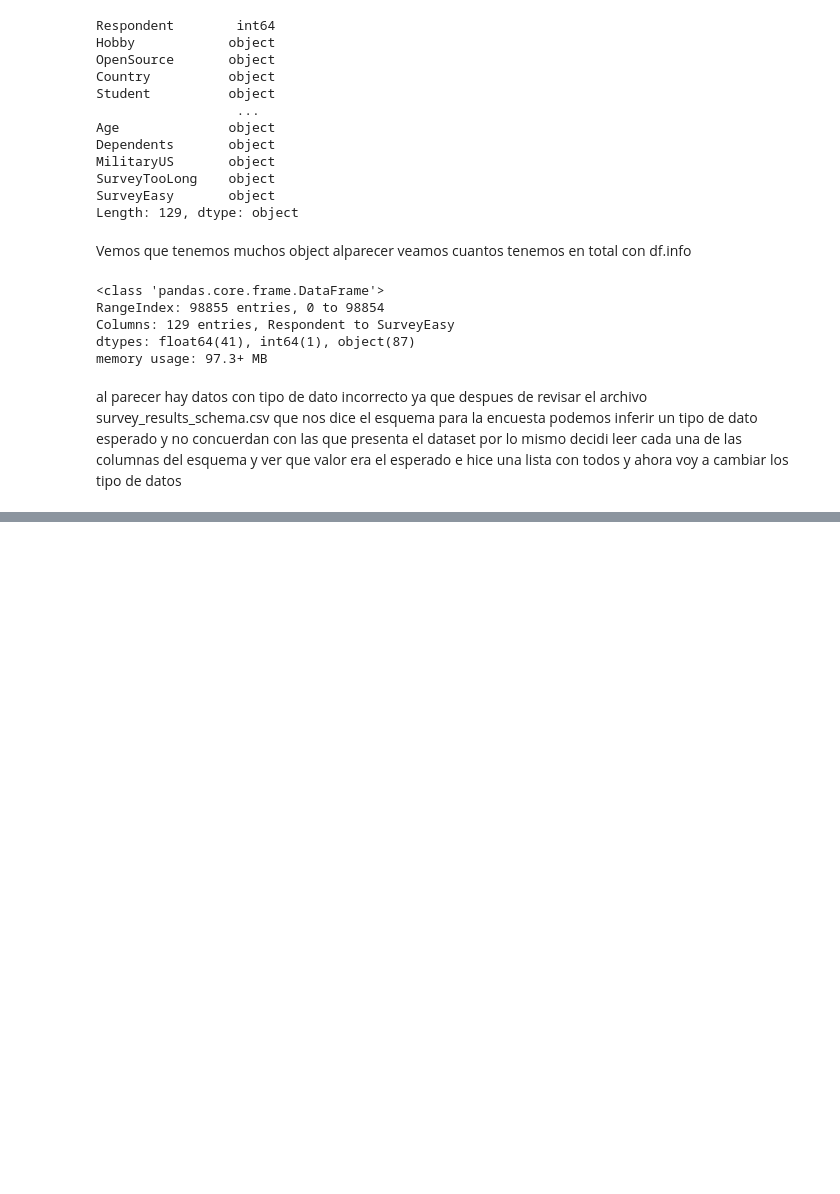
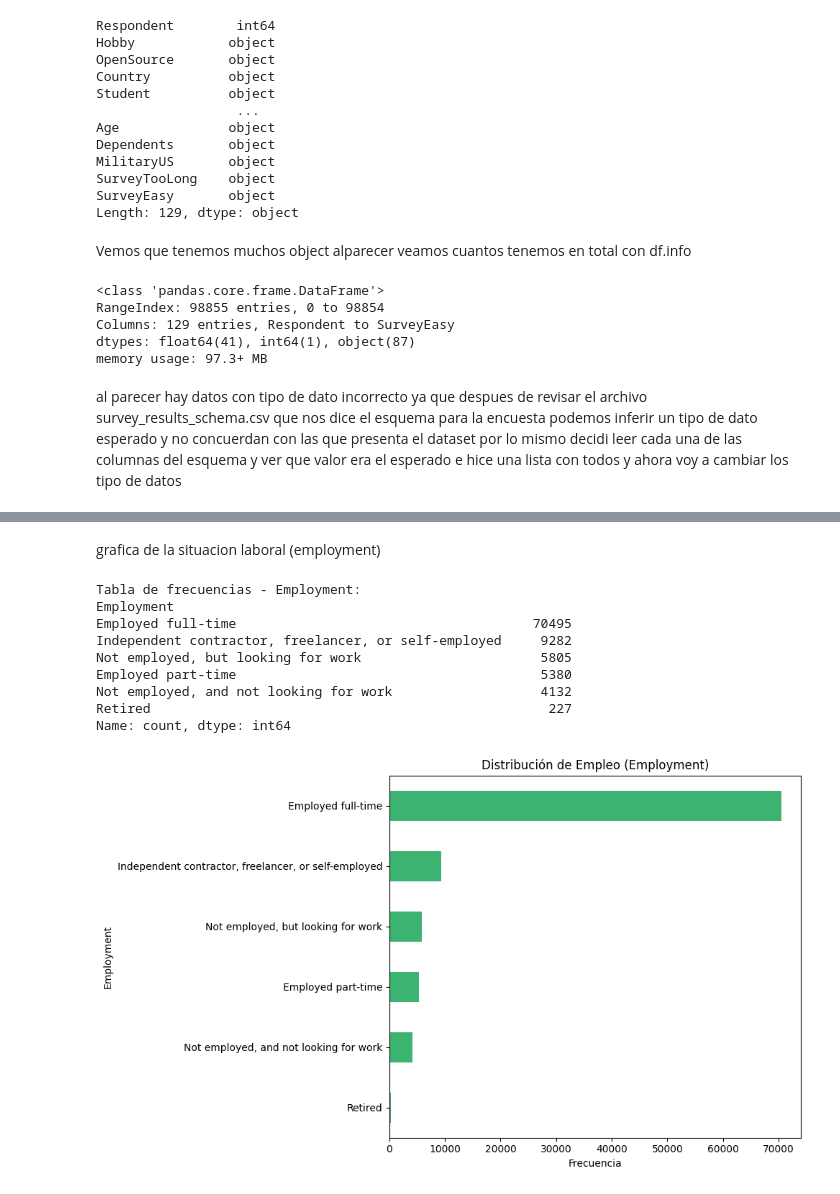
Before and after one commit to NicolasCuaran/DevSurveyInsights, a Jupyter notebook: notebooks/002_DevsurveyInsightsEDA.ipynb, the cells around one changed output, grey strips where cells are left out. Drawn from its saved outputs; the diff is of its cells as text; code cells hidden in the pictures; blank space fills up the shorter version.

```diff
--- a/notebooks/002_DevsurveyInsightsEDA.ipynb
+++ b/notebooks/002_DevsurveyInsightsEDA.ipynb
@@ -254,0 +398,28 @@ memory usage: 66.6 MB
+# %% [markdown]
+grafica de la situacion laboral (employment)
+# %%
+
+
+# --- Employment (Situación laboral)
+if 'Employment' in df.columns:
+    emp_counts = df['Employment'].value_counts()
+    print("\nTabla de frecuencias - Employment:")
+    print(emp_counts)
+
+    plt.figure(figsize=(10,6))
+    emp_counts.sort_values().plot(kind='barh', color='mediumseagreen')
+    plt.xlabel('Frecuencia')
+    plt.title('Distribución de Empleo (Employment)')
+    plt.tight_layout()
+    plt.show()
+# %% [output]
+Tabla de frecuencias - Employment:
+Employment
+Employed full-time                                      70495
+Independent contractor, freelancer, or self-employed     9282
+Not employed, but looking for work                       5805
+Employed part-time                                       5380
+Not employed, and not looking for work                   4132
+Retired                                                   227
+Name: count, dtype: int64
+[figure, added]
```
Also changed, not shown: parts of 19 cells of this notebook.
